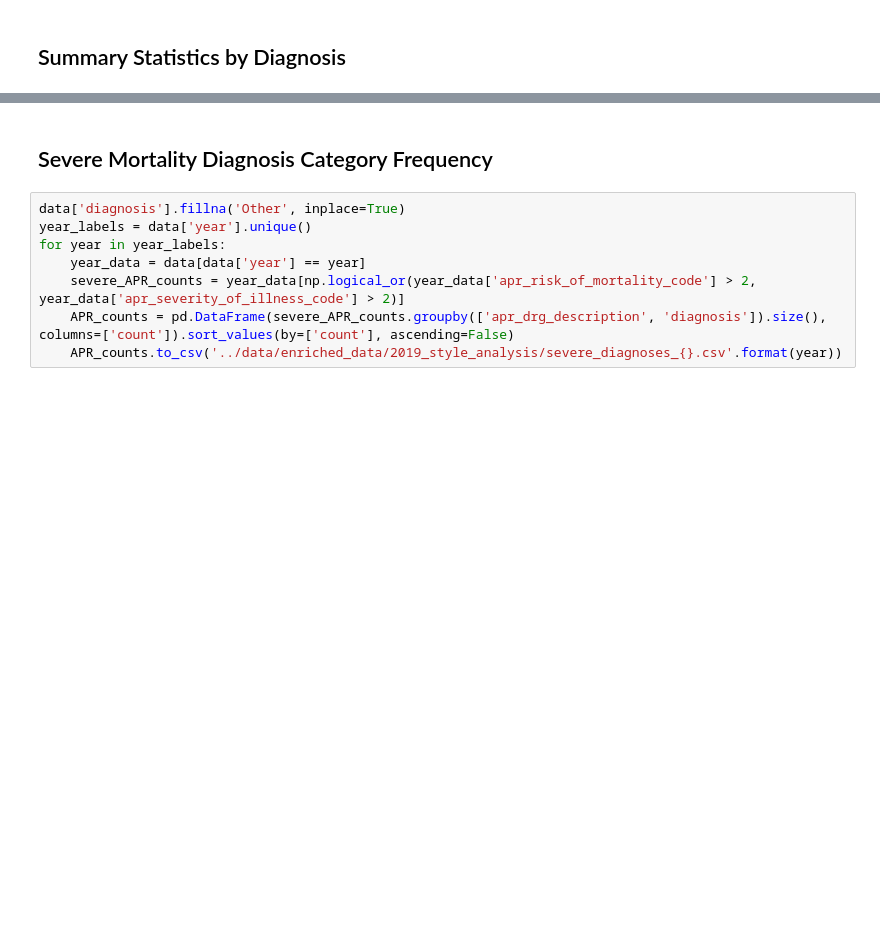
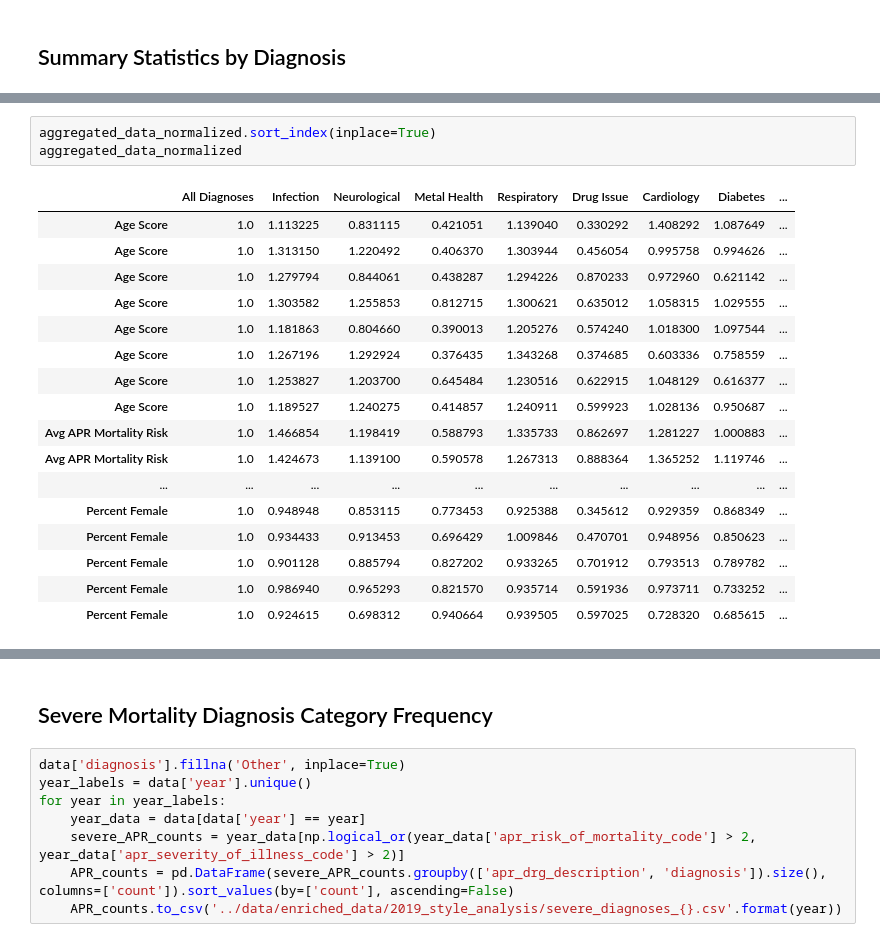
Before and after one commit to mmakutonin/DOH-Data-Analysis, a Jupyter notebook: python_workflows/2019 DOH Analysis Automation.ipynb, the cells around one changed output, grey strips where cells are left out. Saved outputs shown, nothing was run; the diff lists cells and outputs as text; blank space fills up the shorter version.

```diff
--- a/python_workflows/2019 DOH Analysis Automation.ipynb
+++ b/python_workflows/2019 DOH Analysis Automation.ipynb
@@ -109,0 +141,21 @@ for year in year_labels:
+# %%
+aggregated_data_normalized.sort_index(inplace=True)
+aggregated_data_normalized
+# %% [output]
+|  | All Diagnoses | Infection | Neurological | Metal Health | Respiratory | Drug Issue | Cardiology | Diabetes | ... |
+| Age Score | 1.0 | 1.113225 | 0.831115 | 0.421051 | 1.139040 | 0.330292 | 1.408292 | 1.087649 | ... |
+| Age Score | 1.0 | 1.313150 | 1.220492 | 0.406370 | 1.303944 | 0.456054 | 0.995758 | 0.994626 | ... |
+| Age Score | 1.0 | 1.279794 | 0.844061 | 0.438287 | 1.294226 | 0.870233 | 0.972960 | 0.621142 | ... |
+| Age Score | 1.0 | 1.303582 | 1.255853 | 0.812715 | 1.300621 | 0.635012 | 1.058315 | 1.029555 | ... |
+| Age Score | 1.0 | 1.181863 | 0.804660 | 0.390013 | 1.205276 | 0.574240 | 1.018300 | 1.097544 | ... |
+| Age Score | 1.0 | 1.267196 | 1.292924 | 0.376435 | 1.343268 | 0.374685 | 0.603336 | 0.758559 | ... |
+| Age Score | 1.0 | 1.253827 | 1.203700 | 0.645484 | 1.230516 | 0.622915 | 1.048129 | 0.616377 | ... |
+| Age Score | 1.0 | 1.189527 | 1.240275 | 0.414857 | 1.240911 | 0.599923 | 1.028136 | 0.950687 | ... |
+| Avg APR Mortality Risk | 1.0 | 1.466854 | 1.198419 | 0.588793 | 1.335733 | 0.862697 | 1.281227 | 1.000883 | ... |
+| Avg APR Mortality Risk | 1.0 | 1.424673 | 1.139100 | 0.590578 | 1.267313 | 0.888364 | 1.365252 | 1.119746 | ... |
+| ... | ... | ... | ... | ... | ... | ... | ... | ... | ... |
+| Percent Female | 1.0 | 0.948948 | 0.853115 | 0.773453 | 0.925388 | 0.345612 | 0.929359 | 0.868349 | ... |
+| Percent Female | 1.0 | 0.934433 | 0.913453 | 0.696429 | 1.009846 | 0.470701 | 0.948956 | 0.850623 | ... |
+| Percent Female | 1.0 | 0.901128 | 0.885794 | 0.827202 | 0.933265 | 0.701912 | 0.793513 | 0.789782 | ... |
+| Percent Female | 1.0 | 0.986940 | 0.965293 | 0.821570 | 0.935714 | 0.591936 | 0.973711 | 0.733252 | ... |
+| Percent Female | 1.0 | 0.924615 | 0.698312 | 0.940664 | 0.939505 | 0.597025 | 0.728320 | 0.685615 | ... |
```
Also changed, not shown: parts of 11 cells of this notebook, 3 other files.
